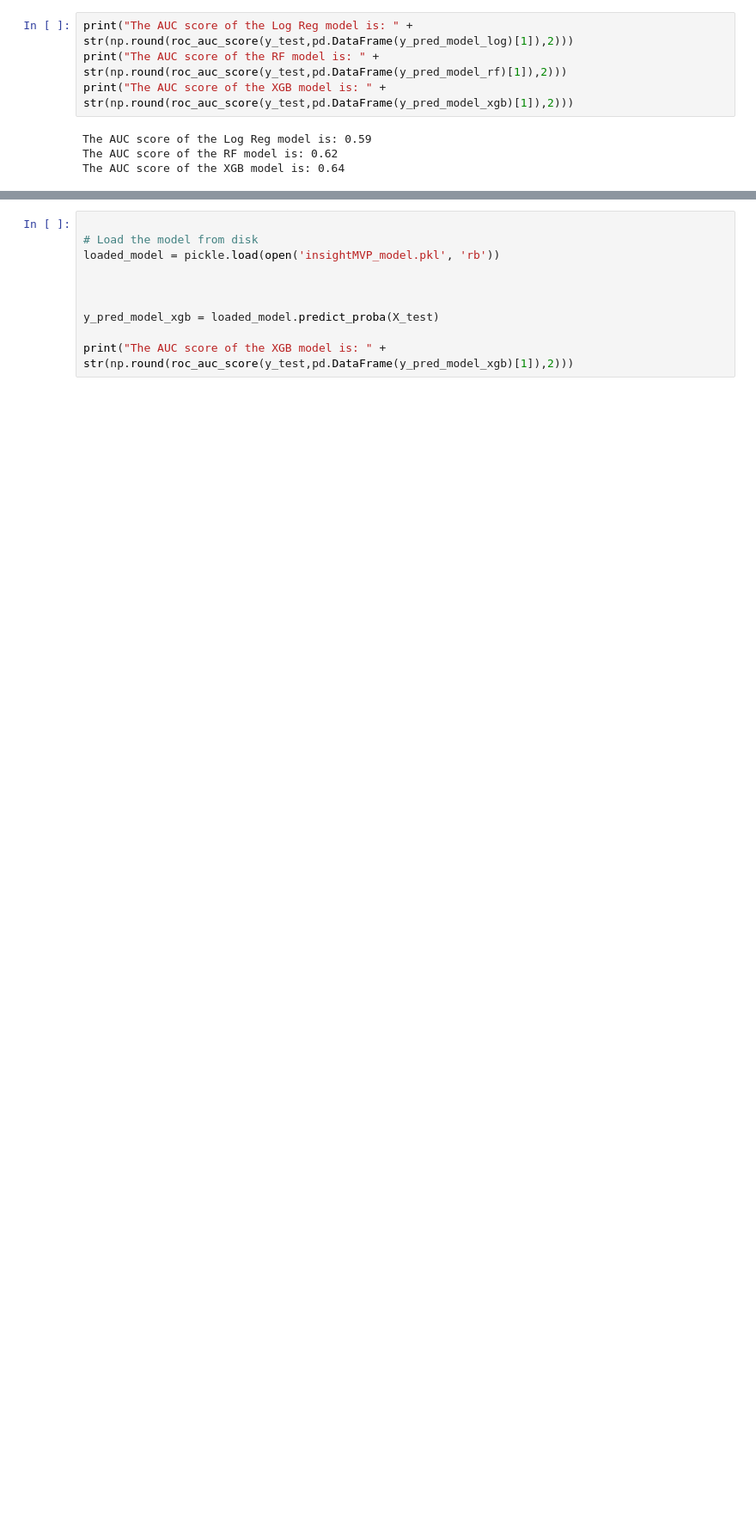
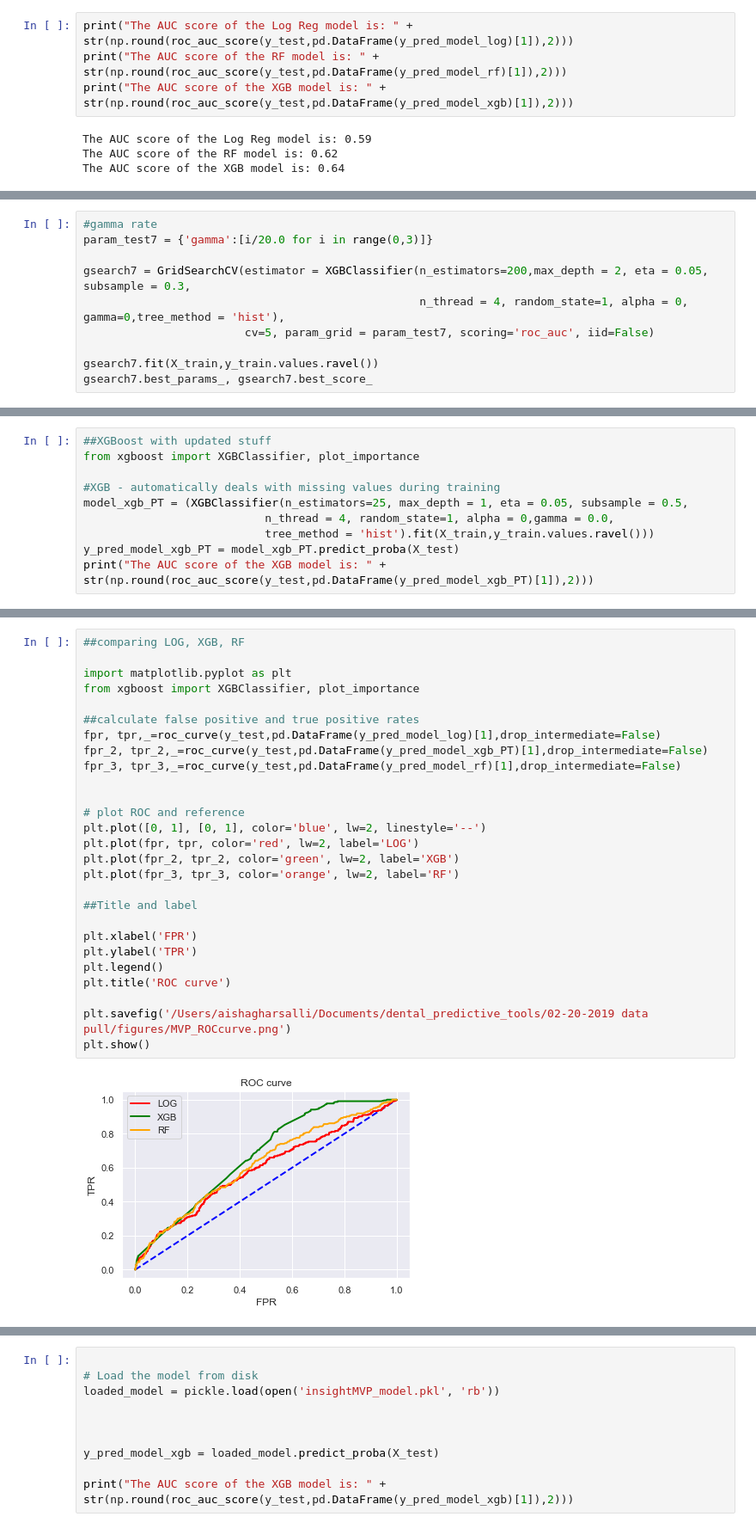
Before and after one commit to TheBeeGuy/No_show_patience, a Jupyter notebook: Ma_Insight_No_Show_Patience.ipynb, the cells around one changed output, grey strips where cells are left out. Shown at 86% size. Drawn from its saved outputs; the diff is of its cells as text; blank space fills up the shorter version.

```diff
--- a/Ma_Insight_No_Show_Patience.ipynb
+++ b/Ma_Insight_No_Show_Patience.ipynb
@@ -213,0 +329,10 @@ The AUC score of the XGB model is: 0.64
+# %%
+#gamma rate
+param_test7 = {'gamma':[i/20.0 for i in range(0,3)]}
+
+gsearch7 = GridSearchCV(estimator = XGBClassifier(n_estimators=200,max_depth = 2, eta = 0.05, subsample = 0.3,
+                                                  n_thread = 4, random_state=1, alpha = 0, gamma=0,tree_method = 'hist'),
+                        cv=5, param_grid = param_test7, scoring='roc_auc', iid=False)
+
+gsearch7.fit(X_train,y_train.values.ravel())
+gsearch7.best_params_, gsearch7.best_score_
@@ -213,0 +365,10 @@ The AUC score of the XGB model is: 0.64
+# %%
+##XGBoost with updated stuff
+from xgboost import XGBClassifier, plot_importance
+
+#XGB - automatically deals with missing values during training
+model_xgb_PT = (XGBClassifier(n_estimators=25, max_depth = 1, eta = 0.05, subsample = 0.5,
+                           n_thread = 4, random_state=1, alpha = 0,gamma = 0.0,
+                           tree_method = 'hist').fit(X_train,y_train.values.ravel()))
+y_pred_model_xgb_PT = model_xgb_PT.predict_proba(X_test)
+print("The AUC score of the XGB model is: " + str(np.round(roc_auc_score(y_test,pd.DataFrame(y_pred_model_xgb_PT)[1]),2)))
@@ -213,0 +379,29 @@ The AUC score of the XGB model is: 0.64
+# %%
+##comparing LOG, XGB, RF
+
+import matplotlib.pyplot as plt
+from xgboost import XGBClassifier, plot_importance
+
+##calculate false positive and true positive rates
+fpr, tpr,_=roc_curve(y_test,pd.DataFrame(y_pred_model_log)[1],drop_intermediate=False)
+fpr_2, tpr_2,_=roc_curve(y_test,pd.DataFrame(y_pred_model_xgb_PT)[1],drop_intermediate=False)
+fpr_3, tpr_3,_=roc_curve(y_test,pd.DataFrame(y_pred_model_rf)[1],drop_intermediate=False)
+
+
+# plot ROC and reference
+plt.plot([0, 1], [0, 1], color='blue', lw=2, linestyle='--')
+plt.plot(fpr, tpr, color='red', lw=2, label='LOG')
+plt.plot(fpr_2, tpr_2, color='green', lw=2, label='XGB')
+plt.plot(fpr_3, tpr_3, color='orange', lw=2, label='RF')
+
+##Title and label
+
+plt.xlabel('FPR')
+plt.ylabel('TPR')
+plt.legend()
+plt.title('ROC curve')
+
+plt.savefig('/Users/aishagharsalli/Documents/dental_predictive_tools/02-20-2019 data pull/figures/MVP_ROCcurve.png')
+plt.show()
+# %% [output]
+[figure, added]
```
Also changed, not shown: parts of 39 cells of this notebook, 6 other files.
